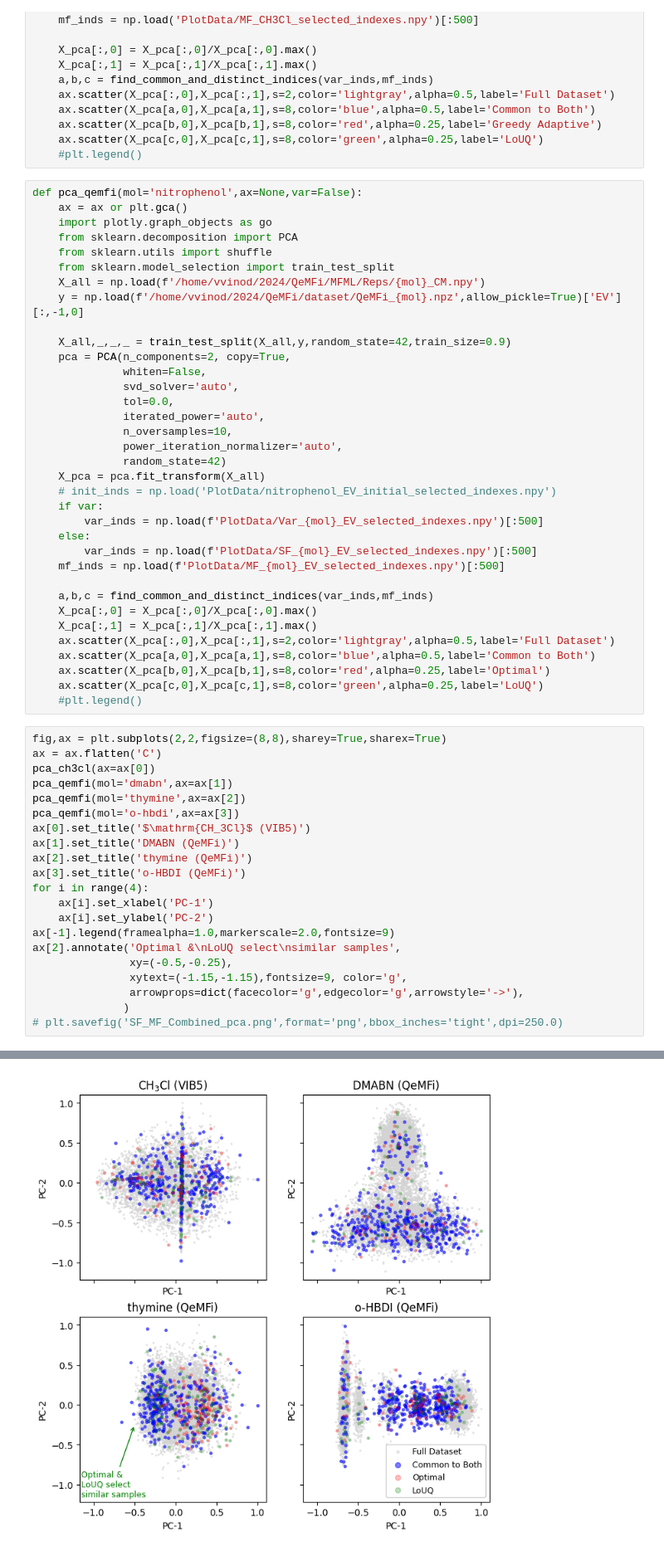
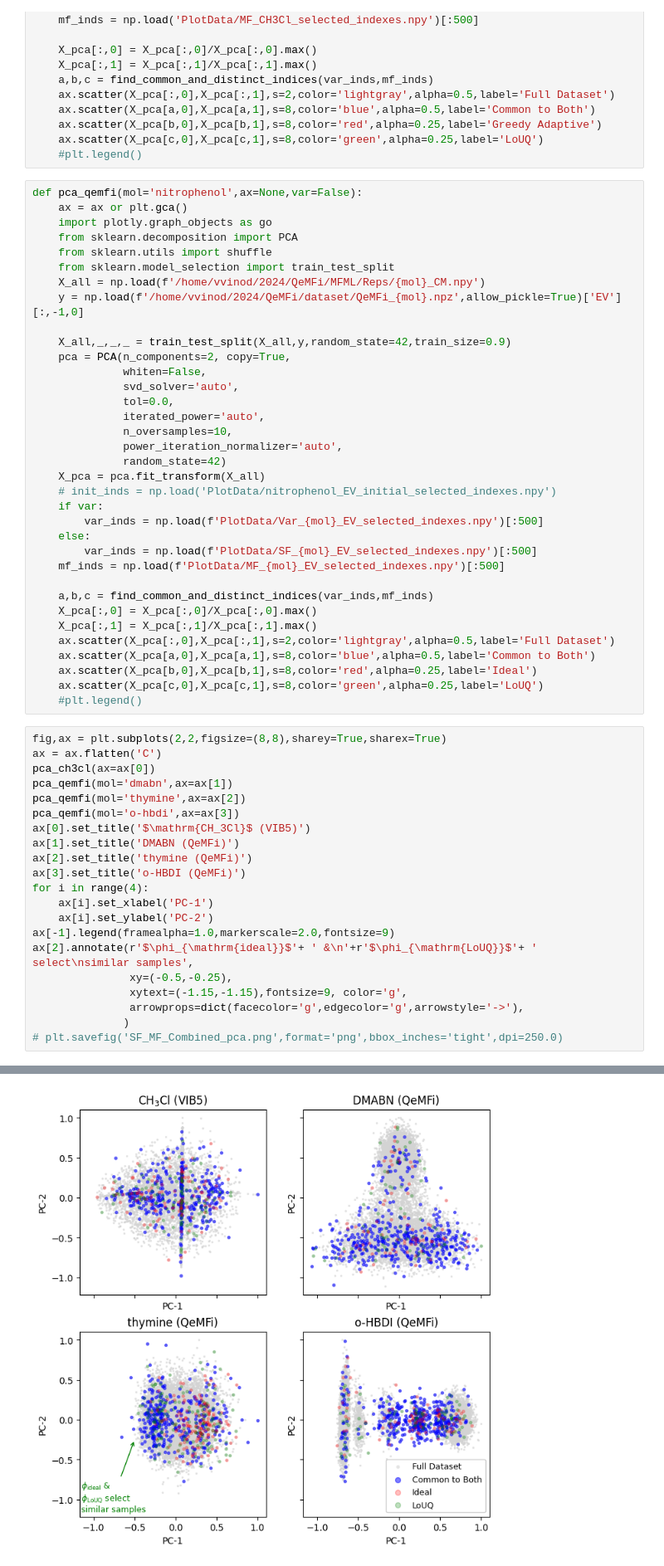
Before and after one commit to vivinvinod/LoUQAL-for-QC, a Jupyter notebook: plottingroutines.ipynb, the cells around one changed output, grey strips where cells are left out. Shown at 83% size. Cells and saved outputs as stored; diff of their text form.

Commit message:
renamed optiomal to ideal.

```diff
--- a/plottingroutines.ipynb
+++ b/plottingroutines.ipynb
@@ -447,7 +444,7 @@ def pca_qemfi(mol='nitrophenol',ax=None,var=False):
     X_pca[:,1] = X_pca[:,1]/X_pca[:,1].max()
     ax.scatter(X_pca[:,0],X_pca[:,1],s=2,color='lightgray',alpha=0.5,label='Full Dataset')
     ax.scatter(X_pca[a,0],X_pca[a,1],s=8,color='blue',alpha=0.5,label='Common to Both')
-    ax.scatter(X_pca[b,0],X_pca[b,1],s=8,color='red',alpha=0.25,label='Optimal')
+    ax.scatter(X_pca[b,0],X_pca[b,1],s=8,color='red',alpha=0.25,label='Ideal')
     ax.scatter(X_pca[c,0],X_pca[c,1],s=8,color='green',alpha=0.25,label='LoUQ')
     #plt.legend()
 # %%
@@ -465,7 +462,7 @@ for i in range(4):
     ax[i].set_xlabel('PC-1')
     ax[i].set_ylabel('PC-2')
 ax[-1].legend(framealpha=1.0,markerscale=2.0,fontsize=9)
-ax[2].annotate('Optimal &\nLoUQ select\nsimilar samples',
+ax[2].annotate(r'$\phi_{\mathrm{ideal}}$'+ ' &\n'+r'$\phi_{\mathrm{LoUQ}}$'+ ' select\nsimilar samples',
                xy=(-0.5,-0.25),
                xytext=(-1.15,-1.15),fontsize=9, color='g',
                arrowprops=dict(facecolor='g',edgecolor='g',arrowstyle='->'),
@@ -476,4 +472,4 @@ Text(-1.15, -1.15, 'Optimal &\nLoUQ select\nsimilar samples')
-[figure, old version]
+[figure, new version]
 # %%
 fig,ax = plt.subplots(2,2,figsize=(8,8),sharey=True,sharex=True)
 ax = ax.flatten('C')
```
Also changed, not shown: parts of 8 cells of this notebook.
